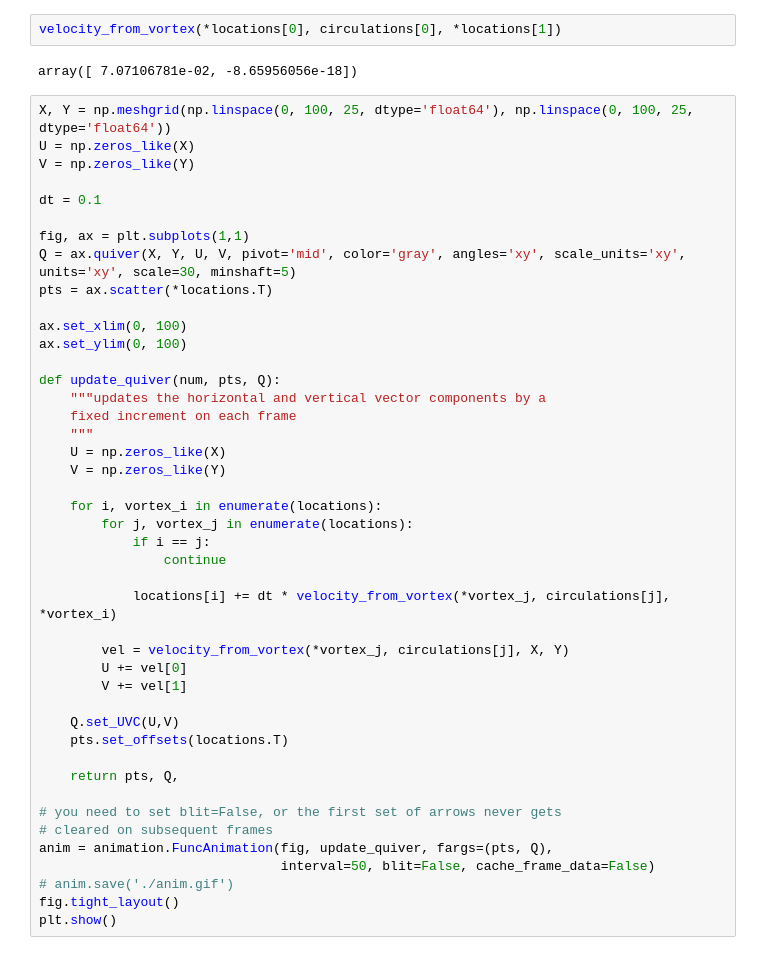
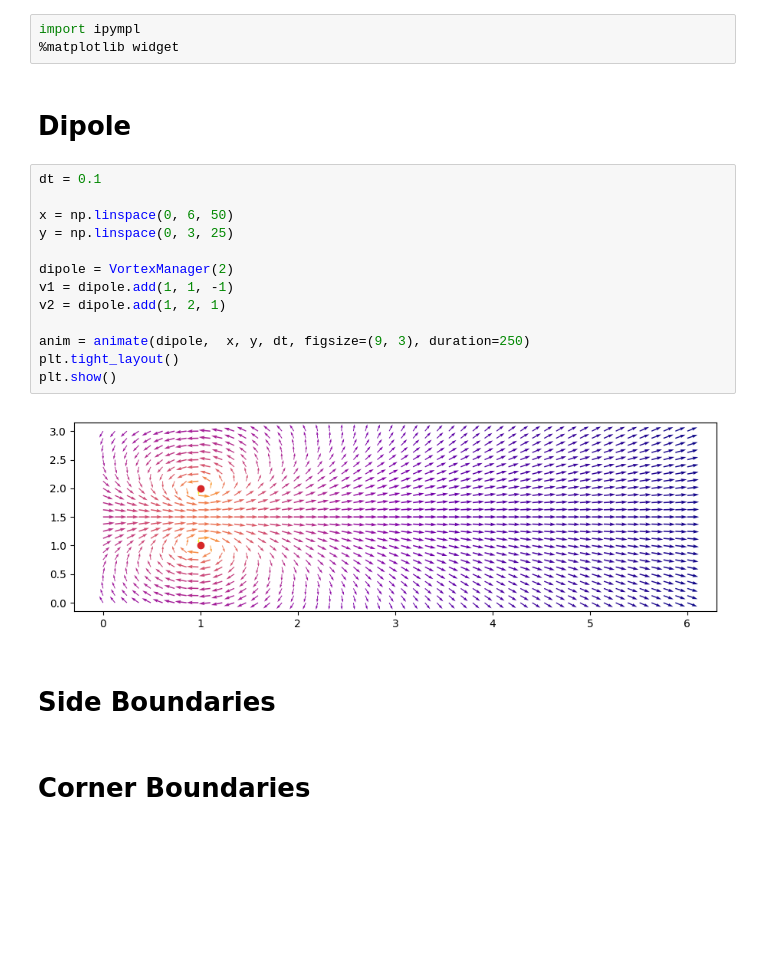
Before and after one commit to JEElsner/amath505, a Jupyter notebook: hw5/Homework 5.ipynb, the cells around one changed output. Saved outputs shown, nothing was run; the diff lists cells and outputs as text; blank space fills up the shorter version.

```diff
--- a/hw5/Homework 5.ipynb
+++ b/hw5/Homework 5.ipynb
@@ -32,48 +7,24 @@ def velocity_from_vortex(v_x, v_y, vorticity, x, y):
-# %%
-velocity_from_vortex(*locations[0], circulations[0], *locations[1])
-# %% [output]
-array([ 7.07106781e-02, -8.65956056e-18])
-# %%
-X, Y = np.meshgrid(np.linspace(0, 100, 25, dtype='float64'), np.linspace(0, 100, 25, dtype='float64'))
-U = np.zeros_like(X)
-V = np.zeros_like(Y)
-
-dt = 0.1
-
-fig, ax = plt.subplots(1,1)
-Q = ax.quiver(X, Y, U, V, pivot='mid', color='gray', angles='xy', scale_units='xy', units='xy', scale=30, minshaft=5)
-pts = ax.scatter(*locations.T)
-
-ax.set_xlim(0, 100)
-ax.set_ylim(0, 100)
-
-def update_quiver(num, pts, Q):
-    """updates the horizontal and vertical vector components by a
-    fixed increment on each frame
-    """
-    U = np.zeros_like(X)
-    V = np.zeros_like(Y)
-
-    for i, vortex_i in enumerate(locations):
-        for j, vortex_j in enumerate(locations):
-            if i == j:
-                continue
-
-            locations[i] += dt * velocity_from_vortex(*vortex_j, circulations[j], *vortex_i)
-
-        vel = velocity_from_vortex(*vortex_j, circulations[j], X, Y)
-        U += vel[0]
-        V += vel[1]
-
-    Q.set_UVC(U,V)
-    pts.set_offsets(locations.T)
-
-    return pts, Q,
-
-# you need to set blit=False, or the first set of arrows never gets
-# cleared on subsequent frames
-anim = animation.FuncAnimation(fig, update_quiver, fargs=(pts, Q),
-                               interval=50, blit=False, cache_frame_data=False)
-# anim.save('./anim.gif')
-fig.tight_layout()
-plt.show()
+# %%
+import ipympl
+%matplotlib widget
+# %% [markdown]
+# Dipole
+# %%
+dt = 0.1
+
+x = np.linspace(0, 6, 50)
+y = np.linspace(0, 3, 25)
+
+dipole = VortexManager(2)
+v1 = dipole.add(1, 1, -1)
+v2 = dipole.add(1, 2, 1)
+
+anim = animate(dipole,  x, y, dt, figsize=(9, 3), duration=250)
+plt.tight_layout()
+plt.show()
+# %% [output]
+[figure, added]
+# %% [markdown]
+# Side Boundaries
+# %% [markdown]
+# Corner Boundaries
```
Also changed, not shown: parts of 5 cells of this notebook, 4 other files.
